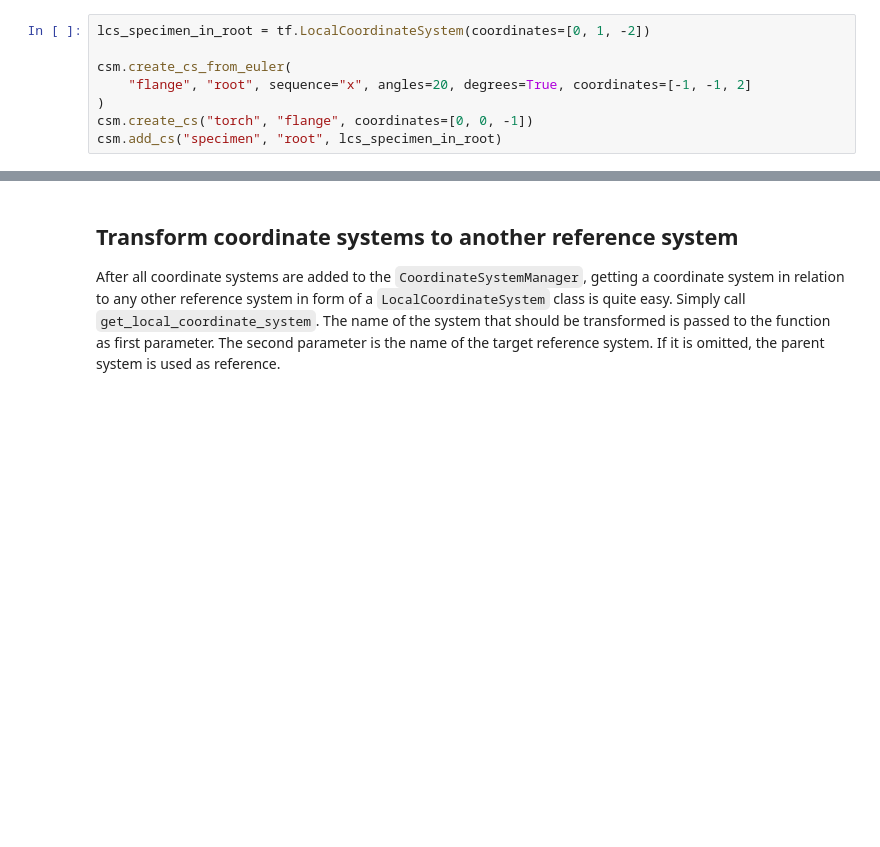
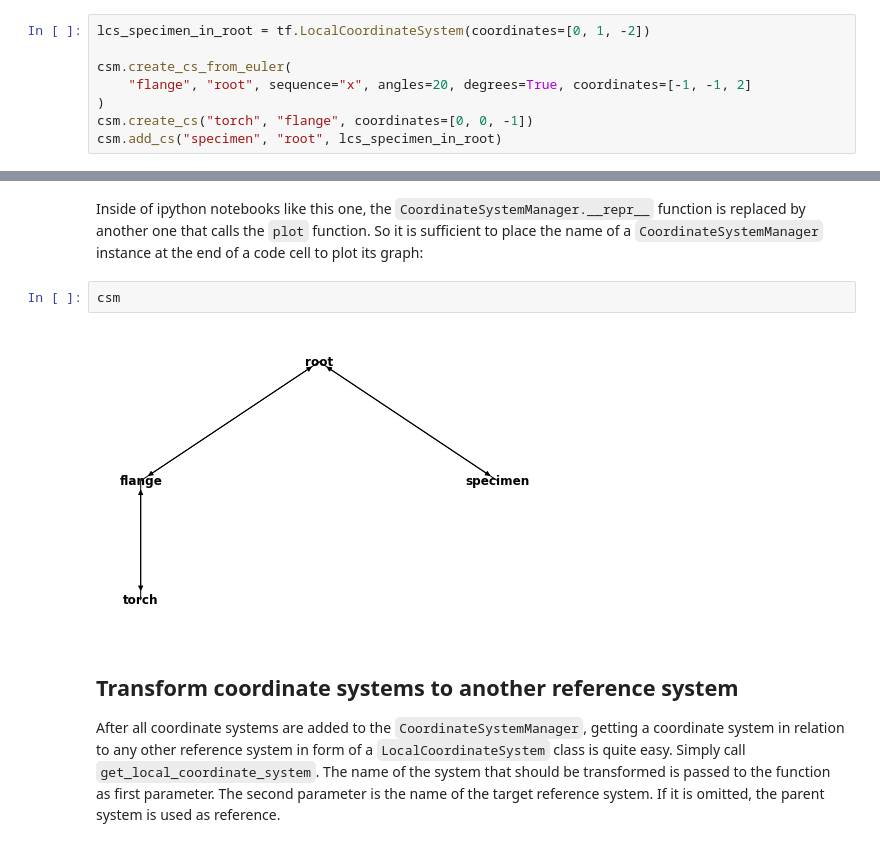
Before and after one commit to BAMWelDX/weldx, a Jupyter notebook: tutorials/transformations_02_coordinate_system_manager.ipynb, the cells around one changed output, grey strips where cells are left out. Drawn from its saved outputs; the diff is of its cells as text; blank space fills up the shorter version.

```diff
--- a/tutorials/transformations_02_coordinate_system_manager.ipynb
+++ b/tutorials/transformations_02_coordinate_system_manager.ipynb
@@ -45,3 +56,9 @@ csm.add_cs("specimen", "root", lcs_specimen_in_root)
+# %% [markdown]
+Inside of ipython notebooks like this one, the `CoordinateSystemManager.__repr__` function is replaced by another one that calls the `plot` function. So it is sufficient to place the name of a `CoordinateSystemManager` instance at the end of a code cell to plot its graph:
+# %%
+csm
+# %% [output]
+[figure, added]
 # %% [markdown]
 ## Transform coordinate systems to another reference system
 
```
Also changed, not shown: parts of 44 cells of this notebook, 9 other files.
